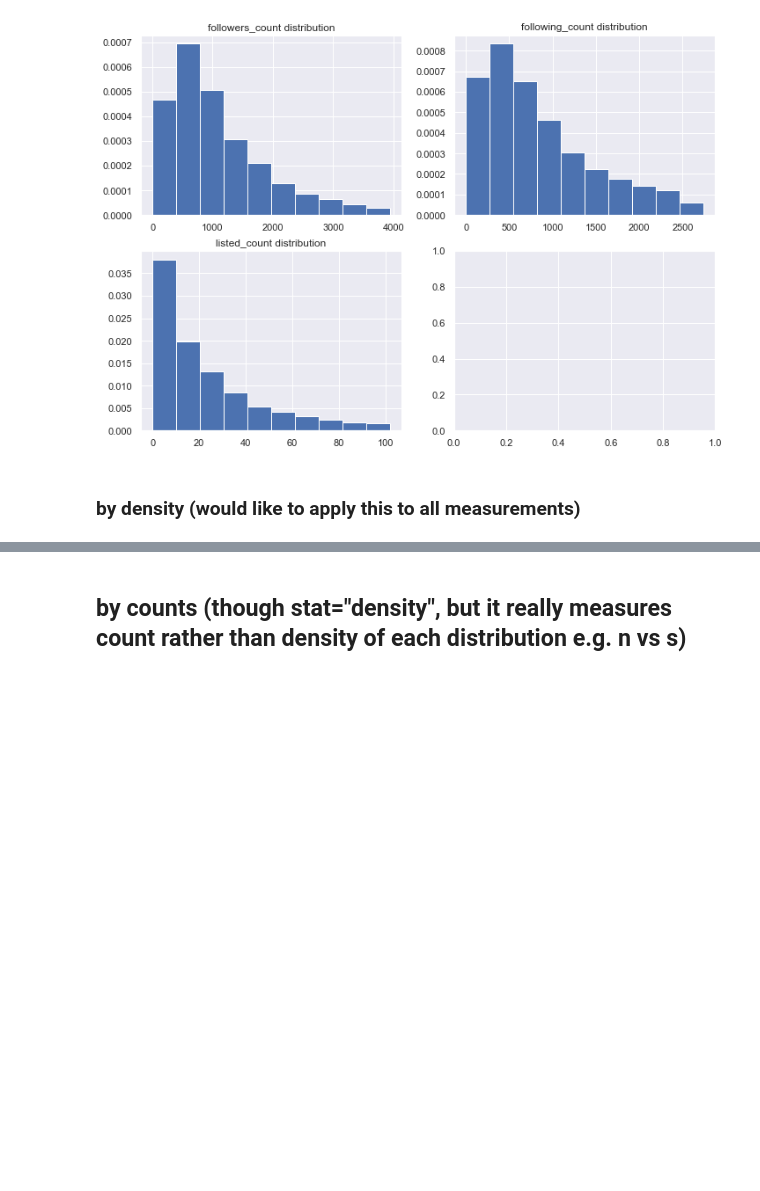
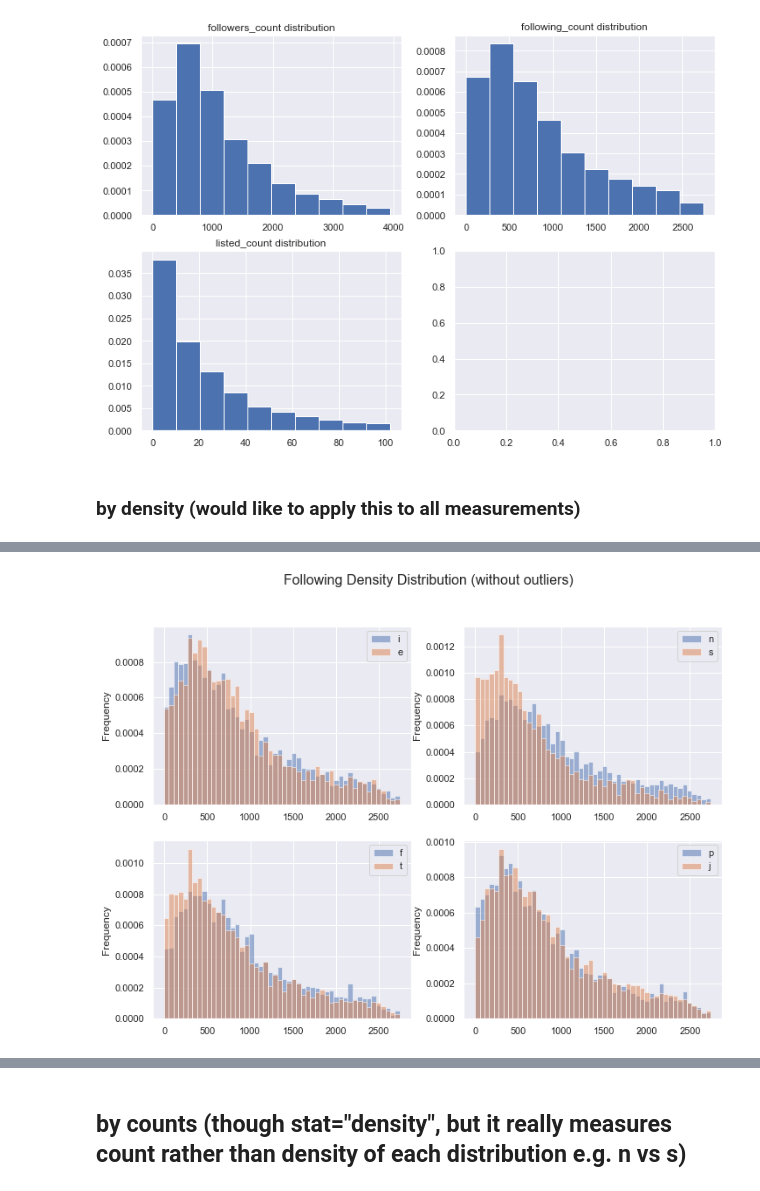
Before and after one commit to Skylar-Shi/MBTI_Data_Analysis_Project, a Jupyter notebook: EDACheckpointGroup_Sp23_RandomName.ipynb, the cells around one changed output, grey strips where cells are left out. Cells and saved outputs as stored; diff of their text form; code cells hidden in the pictures; blank space fills up the shorter version.

Commit message:
update EDA part 2 and t test

```diff
--- a/EDACheckpointGroup_Sp23_RandomName.ipynb
+++ b/EDACheckpointGroup_Sp23_RandomName.ipynb
@@ -1064,0 +1068,21 @@ plt.suptitle(t="Followers Count Distribution (without outliers)", fontsize=16);
+# %%
+test_df = remove_outliers_for_df(member_df, 'following_count')
+plt.subplot(2, 2, 1)
+test_df[test_df['mind']=='i']['following_count'].plot(kind='hist', density = True, bins = 50, alpha = 0.5)
+test_df[test_df['mind']=='e']['following_count'].plot(kind='hist', density = True, bins = 50, alpha = 0.5);
+plt.legend(["i", "e"])
+plt.subplot(2, 2, 2)
+test_df[test_df['energy']=='n']['following_count'].plot(kind='hist', density = True, bins = 50, alpha = 0.5)
+test_df[test_df['energy']=='s']['following_count'].plot(kind='hist', density = True, bins = 50, alpha = 0.5);
+plt.legend(["n", "s"])
+plt.subplot(2, 2, 3)
+test_df[test_df['nature']=='f']['following_count'].plot(kind='hist', density = True, bins = 50, alpha = 0.5)
+test_df[test_df['nature']=='t']['following_count'].plot(kind='hist', density = True, bins = 50, alpha = 0.5);
+plt.legend(["f", "t"])
+plt.subplot(2, 2, 4)
+test_df[test_df['tactics']=='p']['following_count'].plot(kind='hist', density = True, bins = 50, alpha = 0.5)
+test_df[test_df['tactics']=='j']['following_count'].plot(kind='hist', density = True, bins = 50, alpha = 0.5);
+plt.legend(["p", "j"]);
+plt.suptitle(t="Following Density Distribution (without outliers)", fontsize=16);
+# %% [output]
+[figure, added]
```
Also changed, not shown: parts of 35 cells of this notebook.
